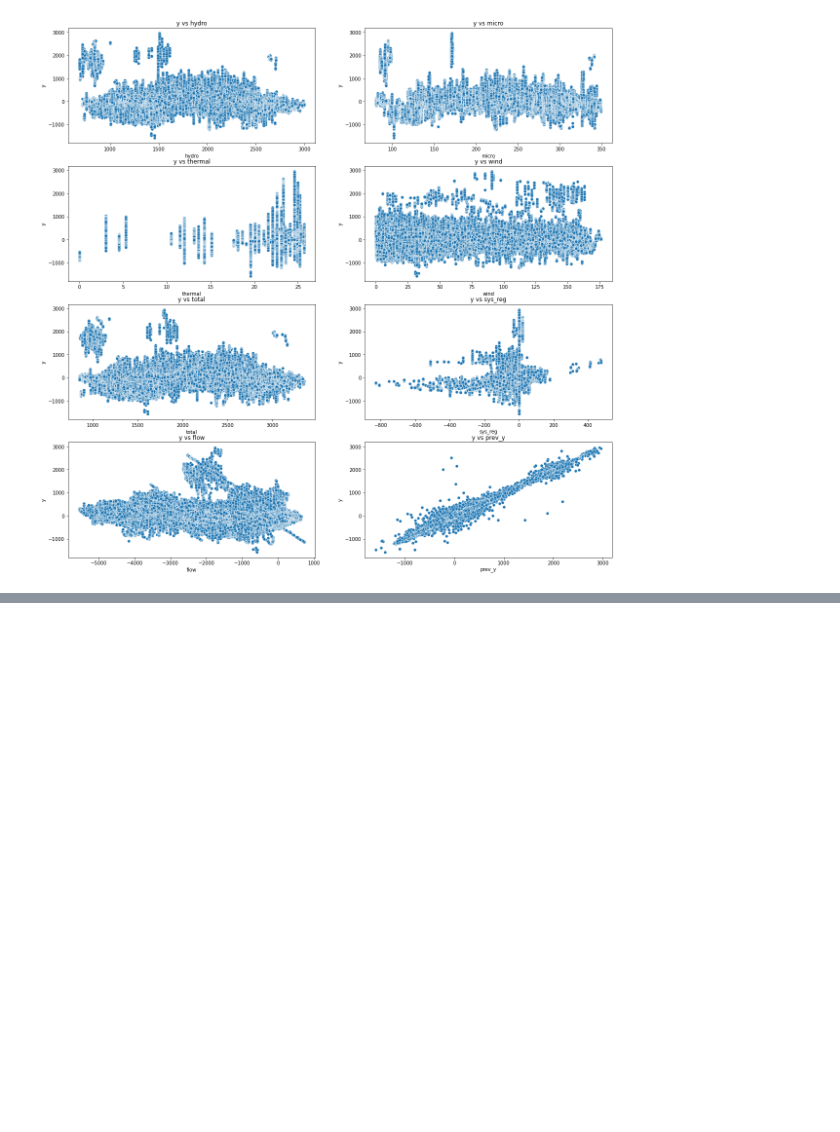
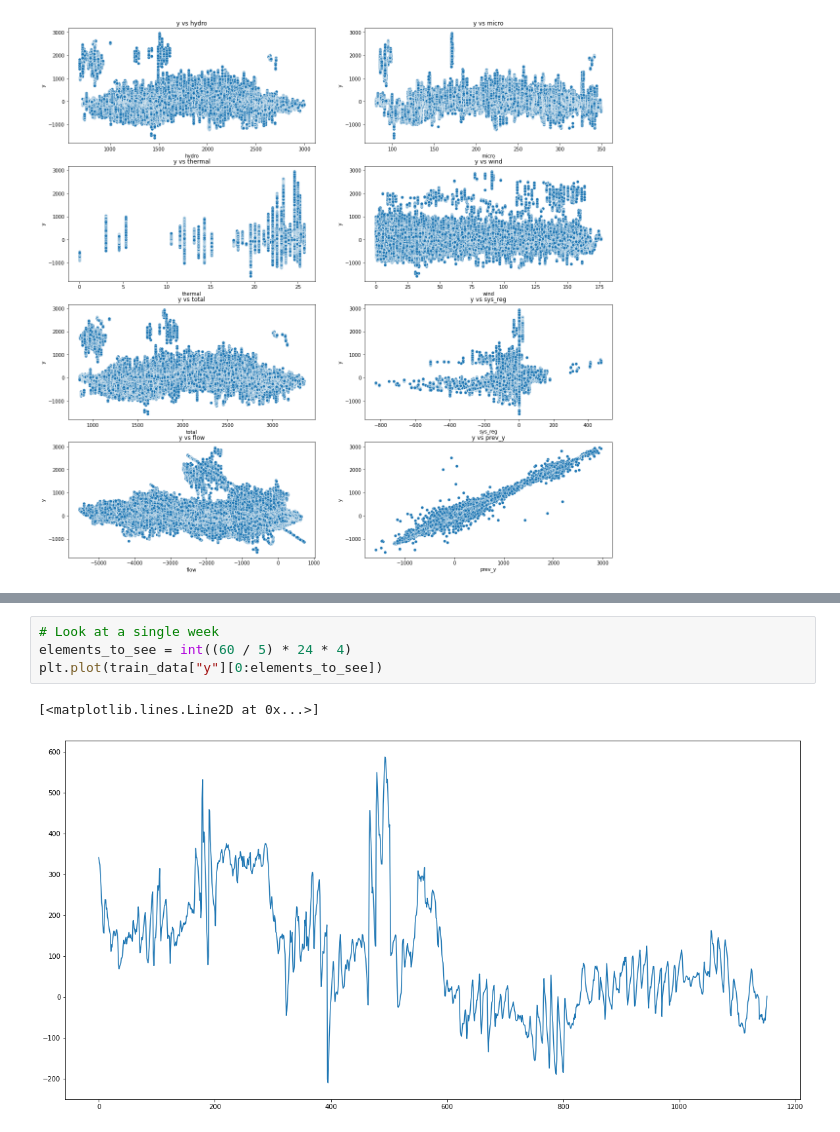
Before and after one commit to BollaBerg/IT3030-Deep-learning, a Jupyter notebook: Project 3 - Imbalance forecasting/exploration/data_exploration.ipynb, the cells around one changed output, grey strips where cells are left out. Cells and saved outputs as stored; diff of their text form; blank space fills up the shorter version.

```diff
--- a/Project 3 - Imbalance forecasting/exploration/data_exploration.ipynb
+++ b/Project 3 - Imbalance forecasting/exploration/data_exploration.ipynb
@@ -180,0 +190,7 @@ for i, col in enumerate(train_data.drop(["y", "river", "start_time"], axis=1).co
+# %%
+# Look at a single week
+elements_to_see = int((60 / 5) * 24 * 4)
+plt.plot(train_data["y"][0:elements_to_see])
+# %% [output]
+[<matplotlib.lines.Line2D at 0x...>]
+[figure, added]
```
Also changed, not shown: parts of 5 cells of this notebook.
